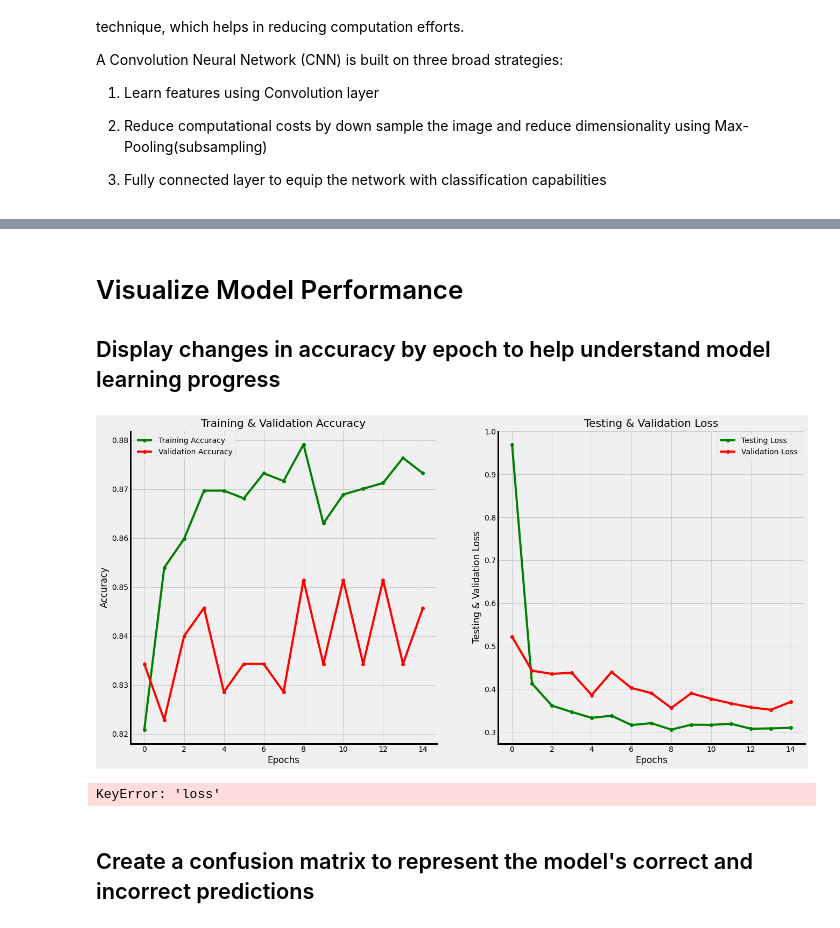
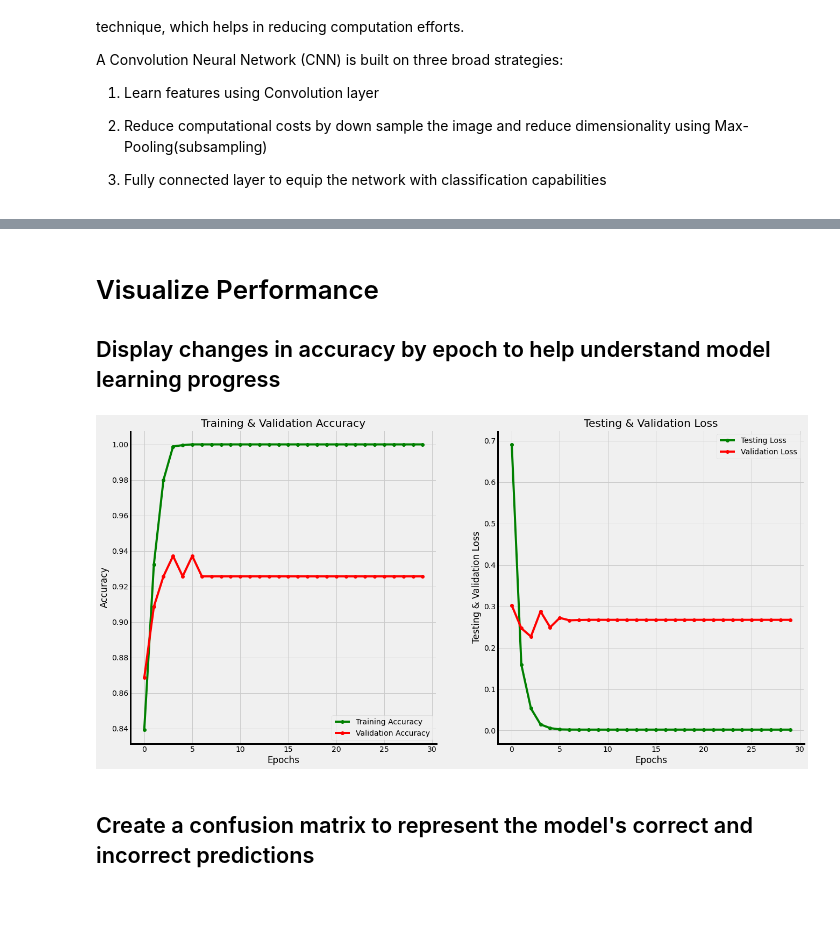
Before and after one commit to samjdedes/MRI_brain_scan_tumor_detection, a Jupyter notebook: notebooks/report/index.ipynb, the cells around one changed output, grey strips where cells are left out. Cells and saved outputs as stored; diff of their text form; code cells hidden in the pictures.

Commit message:
Final model updated, 98% accuracy, 99% recall

```diff
--- a/notebooks/report/index.ipynb
+++ b/notebooks/report/index.ipynb
@@ -239,10 +225,10 @@ learning_rate_reduction_loss = ReduceLROnPlateau(monitor='val_loss', patience=2,
 learning_rate_reduction_acc = ReduceLROnPlateau(monitor='val_accuracy', patience=2, verbose=1, factor=0.3, min_lr=10**-9)
 # %%
 metrics = ['Recall', 'accuracy']
-fsm = Sequential()
-fsm.add(Conv2D(32, (3,3), strides=1, padding='same', activation='relu', input_shape=(150,150,3)))
-fsm.add(Flatten())
-fsm.add(Dense(units=1, activation='sigmoid'))
-fsm.compile(optimizer='adam', loss='binary_crossentropy', metrics=metrics)
-fsm.summary()
+model = Sequential()
+model.add(Conv2D(32, (3,3), strides=1, padding='same', activation='relu', input_shape=(150,150,3)))
+model.add(Flatten())
+model.add(Dense(units=1, activation='sigmoid'))
+model.compile(optimizer='adam', loss='binary_crossentropy', metrics=metrics)
+model.summary()
 # %% [output]
@@ -262,6 +248,6 @@ Non-trainable params: 0
 _________________________________________________________________
 # %%
 epochs = 30
-fsm_history = fsm.fit(datagen.flow(x_train, y_train), epochs=epochs, validation_data=datagen.flow(x_val, y_val), callbacks=[learning_rate_reduction_loss, learning_rate_reduction_acc])
+model_history = model.fit(no_datagen.flow(x_train, y_train), epochs=epochs, validation_data=no_datagen.flow(x_val, y_val), callbacks=[learning_rate_reduction_loss, learning_rate_reduction_acc])
 # %% [output]
 Epoch 1/30
@@ -330,22 +269,0 @@ Epoch 30/30
-# %%
-metrics = ['Recall', 'accuracy']
-
-model= Sequential()
-model.add(Conv2D(32, (3,3), strides =1, padding = 'same', activation ='relu', input_shape = (150,150,3)))
-
-model.add(MaxPool2D((2,2), strides=2, padding='same'))
-model.add(Conv2D(64, (2,2), strides =1, padding ='same', activation='relu'))
-model.add(Dropout(0.15))
-model.add(MaxPool2D((2,2), strides=2, padding='same'))
-model.add(Conv2D(64, (3,3), strides =1, padding ='same', activation='relu'))
-model.add(Dropout(0.2))
-model.add(MaxPool2D((2,2), strides=2, padding='same'))
-model.add(Conv2D(64, (3,3), strides =1, padding ='same', activation='selu'))
-
-model.add(Flatten())
-
-model.add(Dense(units=128, activation='relu'))
-model.add(Dropout(0.1))
-model.add(Dense(units=1, activation='sigmoid'))
-model.compile(optimizer='rmsprop', loss='binary_crossentropy', metrics=metrics)
-model.summary()
@@ -370,3 +269,0 @@ _________________________________________________________________
-# %%
-epochs = 15
-model_history = model.fit(datagen.flow(x_train, y_train), epochs=epochs, validation_data=datagen.flow(x_val, y_val), callbacks=[learning_rate_reduction_loss, learning_rate_reduction_acc])
@@ -391,7 +270,7 @@ Epoch 00015: ReduceLROnPlateau reducing learning rate to 2.1870000637136398e-07.
 # %% [markdown]
-# Visualize Model Performance
+# Visualize Performance
 ## Display changes in accuracy by epoch to help understand model learning progress
 # %%
-plot_metrics(fsm.history, path='../figures/metrics_fsm')
+plot_metrics(model.history, path='../figures/metrics_model')
 # %% [output]
-[figure, old version]
+[figure, new version]
@@ -469,7 +277,3 @@ def plot_metrics(model_history, filename='default', path=None):
-# %%
-plot_metrics(fsm.history, path='../figures/metrics_fsm')
-# %% [output]
-KeyError: 'loss'
 # %% [markdown]
 ## Create a confusion matrix to represent the model's correct and incorrect predictions
 # %%
```
Also changed, not shown: parts of 28 cells of this notebook, 3 other files.
